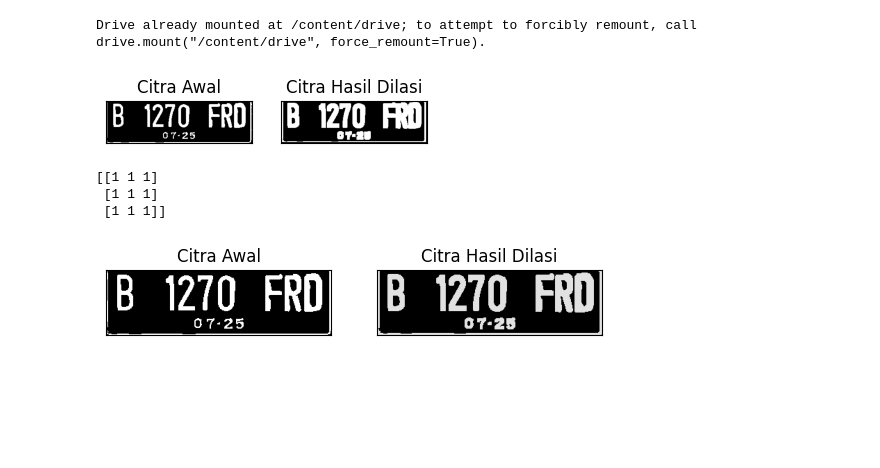
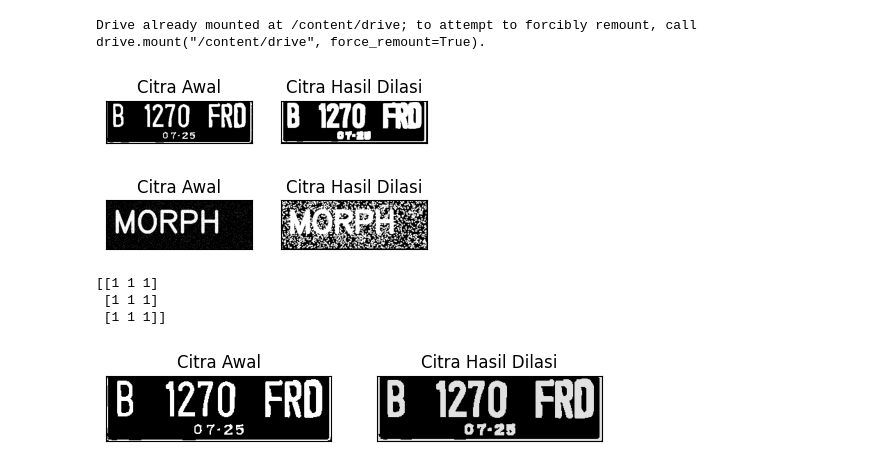
Before and after one commit to DinaKSari/PCVK_2026_2027, a Jupyter notebook: week09_05.ipynb, the cells around one changed output. Saved outputs shown, nothing was run; the diff lists cells and outputs as text; code cells hidden in the pictures; blank space fills up the shorter version.

```diff
--- a/week09_05.ipynb
+++ b/week09_05.ipynb
@@ -41,6 +41,19 @@ plt.title('Citra Hasil Dilasi'), plt.xticks([]), plt.yticks([])
 plt.show()
 # %% [output]
 [figure]
+# %%
+img_d= cv2.imread('/content/drive/MyDrive/PCVK/Images/244107020072/noisy_text.png',0)
+ret, thresh = cv2.threshold(img_d, 125, 200, cv2.THRESH_BINARY)
+w=5
+imgD = dilasi_citra(thresh,w)
+
+plt.subplot(131),plt.imshow(img_d,cmap = 'gray')
+plt.title('Citra Awal'), plt.xticks([]), plt.yticks([])
+plt.subplot(132),plt.imshow(imgD,cmap = 'gray')
+plt.title('Citra Hasil Dilasi'), plt.xticks([]), plt.yticks([])
+plt.show()
+# %% [output]
+[figure, added]
 # %%
 # dilasi dengan library
 img = cv2.imread('/content/drive/MyDrive/PCVK/Images/244107020072/plat_nomor_otsu.png')
```
Also changed, not shown: parts of 10 cells of this notebook.
